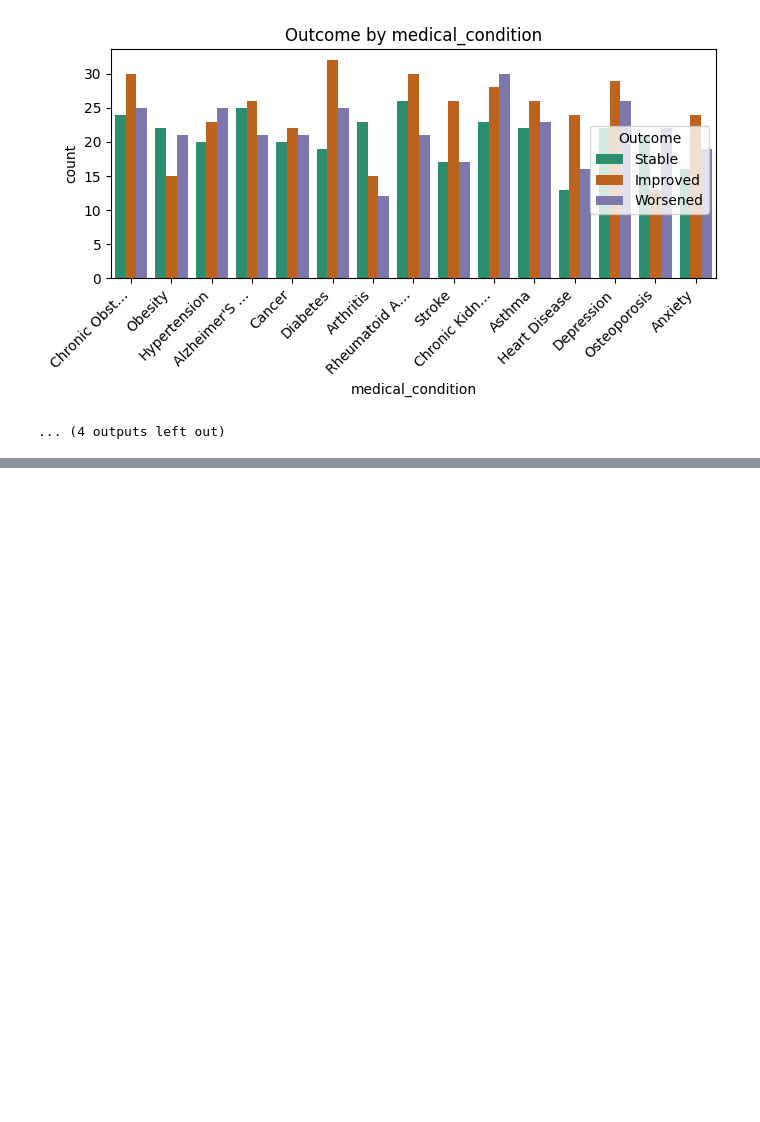
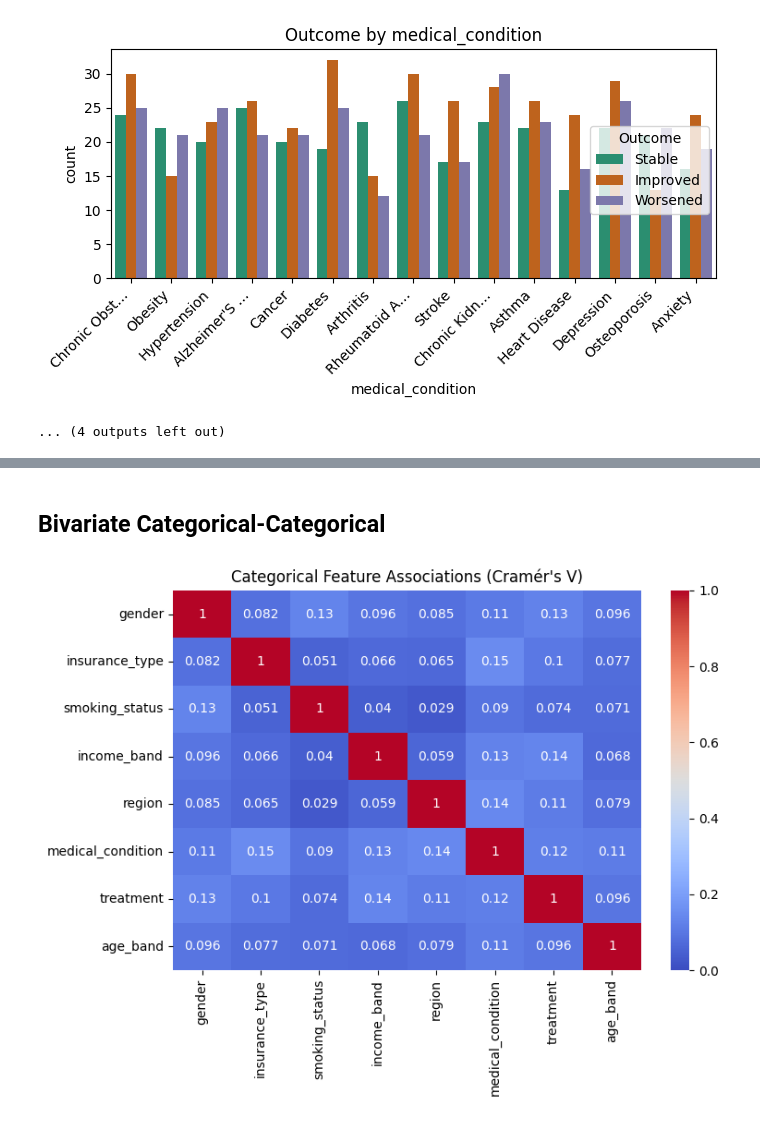
Before and after one commit to reachRaiR/healthcare-data-hub, a Jupyter notebook: notebooks/03_eda_analysis.ipynb, the cells around one changed output, grey strips where cells are left out. Drawn from its saved outputs; the diff is of its cells as text; code cells hidden in the pictures; blank space fills up the shorter version.

Commit message:
Added EDA summary and categorical feature analysis

```diff
--- a/notebooks/03_eda_analysis.ipynb
+++ b/notebooks/03_eda_analysis.ipynb
@@ -337,0 +364,36 @@ for col in cat_features:
+# %% [markdown]
+## Bivariate Categorical-Categorical
+# %%
+import scipy.stats as ss
+from itertools import combinations
+
+cat_feats = [
+    "gender","insurance_type","smoking_status","income_band",
+    "region","medical_condition","treatment","age_band"
+]
+
+def cramers_v(x, y):
+    """Calculate Cramér's V for two categorical series"""
+    confusion = pd.crosstab(x, y)
+    chi2 = ss.chi2_contingency(confusion)[0]
+    n = confusion.sum().sum()
+    r, k = confusion.shape
+    return np.sqrt(chi2 / (n * (min(k, r)-1)))
+
+assoc = pd.DataFrame(
+    [(a,b,cramers_v(df_eda[a], df_eda[b])) for a,b in combinations(cat_feats,2)],
+    columns=["Feature A","Feature B","CramersV"]
+)
+
+matrix = pd.DataFrame(1.0, index=cat_feats, columns=cat_feats)
+for _, row in assoc.iterrows():
+    matrix.loc[row["Feature A"], row["Feature B"]] = row["CramersV"]
+    matrix.loc[row["Feature B"], row["Feature A"]] = row["CramersV"]
+
+plt.figure(figsize=(8,6))
+sns.heatmap(matrix, annot=True, cmap="coolwarm", vmin=0, vmax=1)
+plt.title("Categorical Feature Associations (Cramér's V)")
+plt.tight_layout()
+plt.show()
+# %% [output]
+[figure, added]
```
Also changed, not shown: parts of 14 cells of this notebook.
